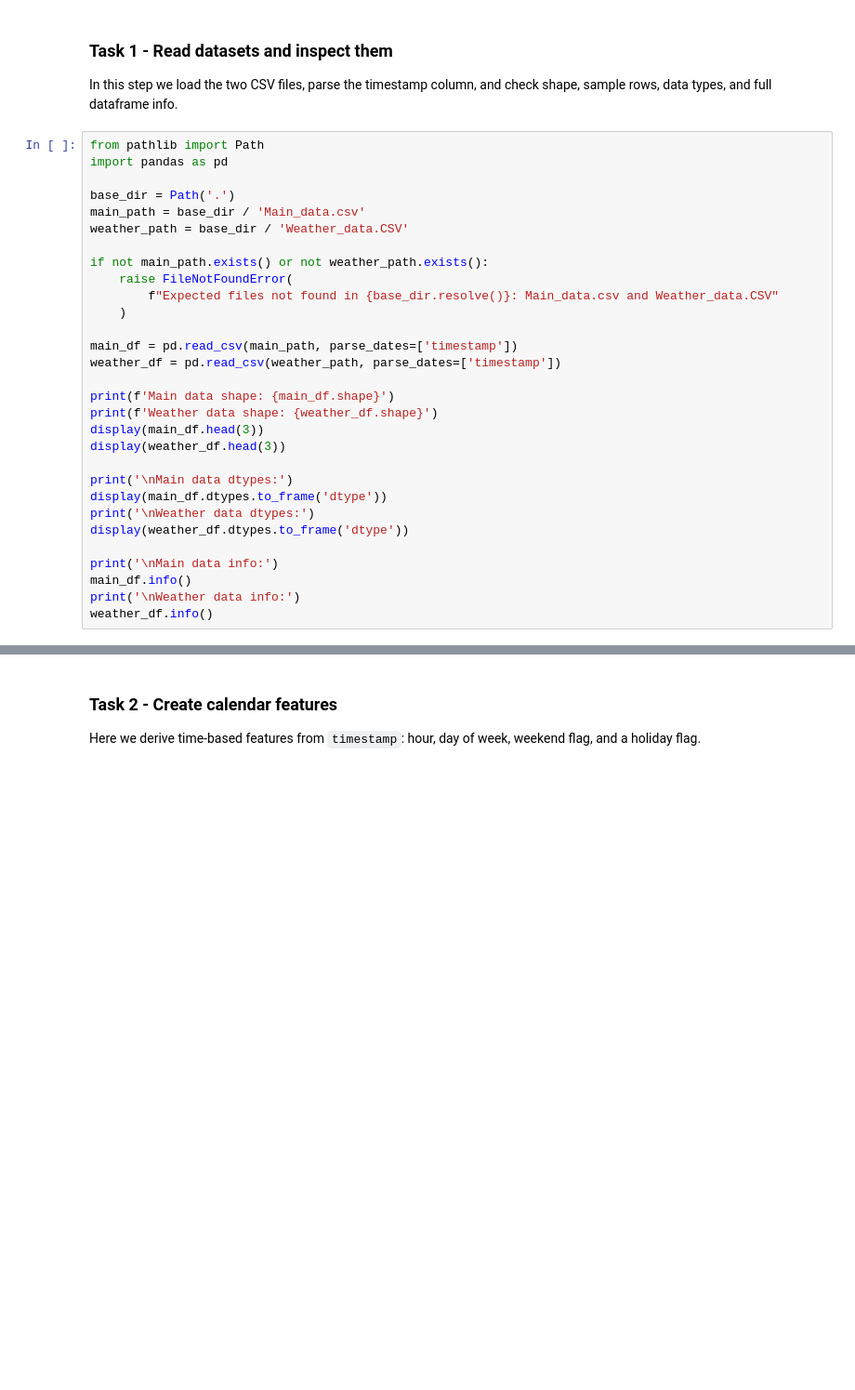
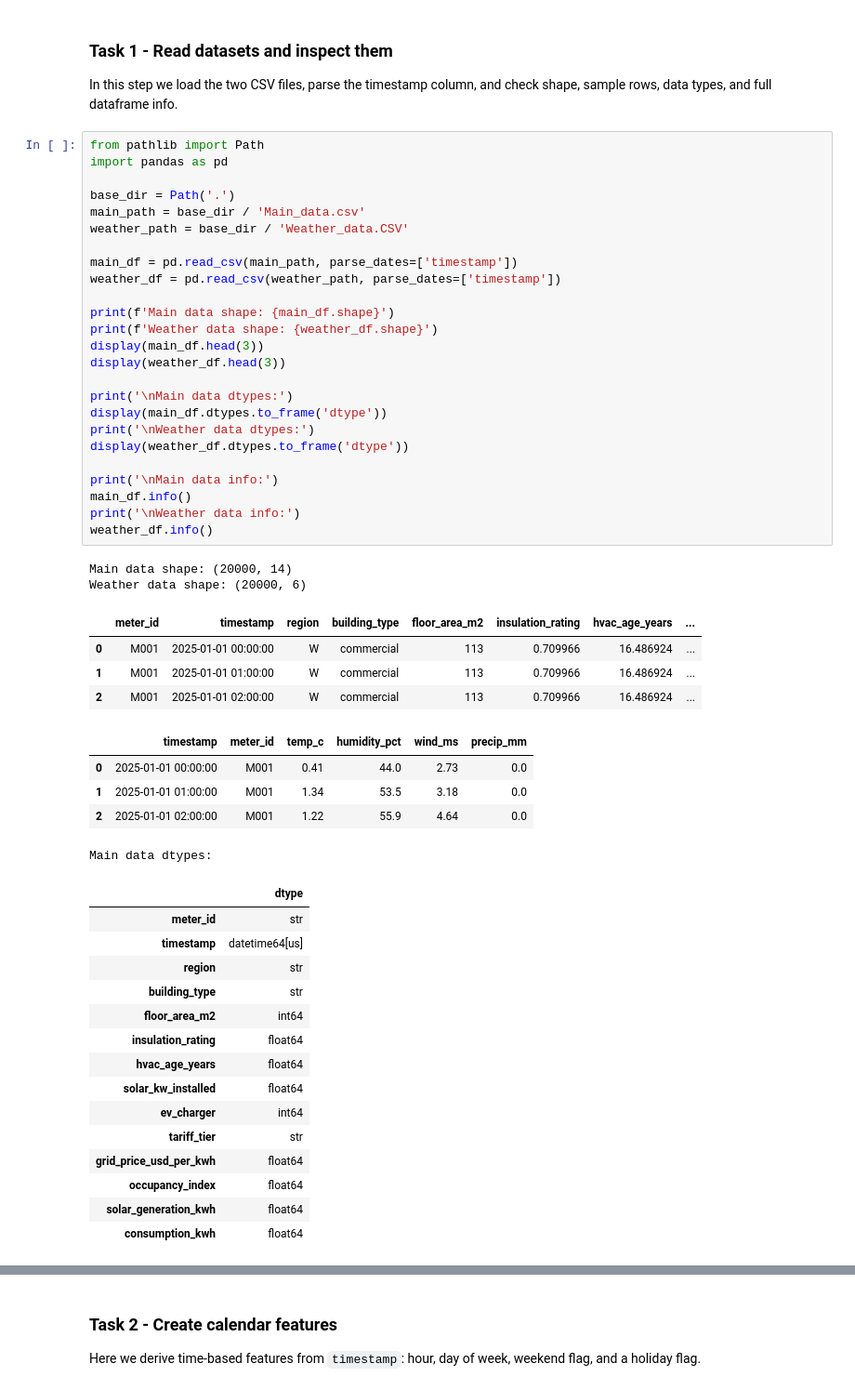
Before and after one commit to tersor/dat803, a Jupyter notebook: oppgave-02/Assigenment2.ipynb, the cells around one changed output, grey strips where cells are left out. Shown at 93% size. Saved outputs shown, nothing was run; the diff lists cells and outputs as text; blank space fills up the shorter version.

```diff
--- a/oppgave-02/Assigenment2.ipynb
+++ b/oppgave-02/Assigenment2.ipynb
@@ -75,30 +75,52 @@ In this step we load the two CSV files, parse the timestamp column, and check sh
 # %%
 from pathlib import Path
 import pandas as pd
 
 base_dir = Path('.')
 main_path = base_dir / 'Main_data.csv'
 weather_path = base_dir / 'Weather_data.CSV'
-
-if not main_path.exists() or not weather_path.exists():
-    raise FileNotFoundError(
-        f"Expected files not found in {base_dir.resolve()}: Main_data.csv and Weather_data.CSV"
-    )
 
 main_df = pd.read_csv(main_path, parse_dates=['timestamp'])
 weather_df = pd.read_csv(weather_path, parse_dates=['timestamp'])
 
 print(f'Main data shape: {main_df.shape}')
 print(f'Weather data shape: {weather_df.shape}')
 display(main_df.head(3))
 display(weather_df.head(3))
 
 print('\nMain data dtypes:')
 display(main_df.dtypes.to_frame('dtype'))
 print('\nWeather data dtypes:')
 display(weather_df.dtypes.to_frame('dtype'))
 
 print('\nMain data info:')
 main_df.info()
 print('\nWeather data info:')
 weather_df.info()
+# %% [output]
+Main data shape: (20000, 14)
+Weather data shape: (20000, 6)
+|  | meter_id | timestamp | region | building_type | floor_area_m2 | insulation_rating | hvac_age_years | ... |
+| 0 | M001 | 2025-01-01 00:00:00 | W | commercial | 113 | 0.709966 | 16.486924 | ... |
+| 1 | M001 | 2025-01-01 01:00:00 | W | commercial | 113 | 0.709966 | 16.486924 | ... |
+| 2 | M001 | 2025-01-01 02:00:00 | W | commercial | 113 | 0.709966 | 16.486924 | ... |
+|  | timestamp | meter_id | temp_c | humidity_pct | wind_ms | precip_mm |
+| 0 | 2025-01-01 00:00:00 | M001 | 0.41 | 44.0 | 2.73 | 0.0 |
+| 1 | 2025-01-01 01:00:00 | M001 | 1.34 | 53.5 | 3.18 | 0.0 |
+| 2 | 2025-01-01 02:00:00 | M001 | 1.22 | 55.9 | 4.64 | 0.0 |
+Main data dtypes:
+|  | dtype |
+| meter_id | str |
+| timestamp | datetime64[us] |
+| region | str |
+| building_type | str |
+| floor_area_m2 | int64 |
+| insulation_rating | float64 |
+| hvac_age_years | float64 |
+| solar_kw_installed | float64 |
+| ev_charger | int64 |
+| tariff_tier | str |
+| grid_price_usd_per_kwh | float64 |
+| occupancy_index | float64 |
+| solar_generation_kwh | float64 |
+| consumption_kwh | float64 |
```
Also changed, not shown: parts of 5 cells of this notebook.
